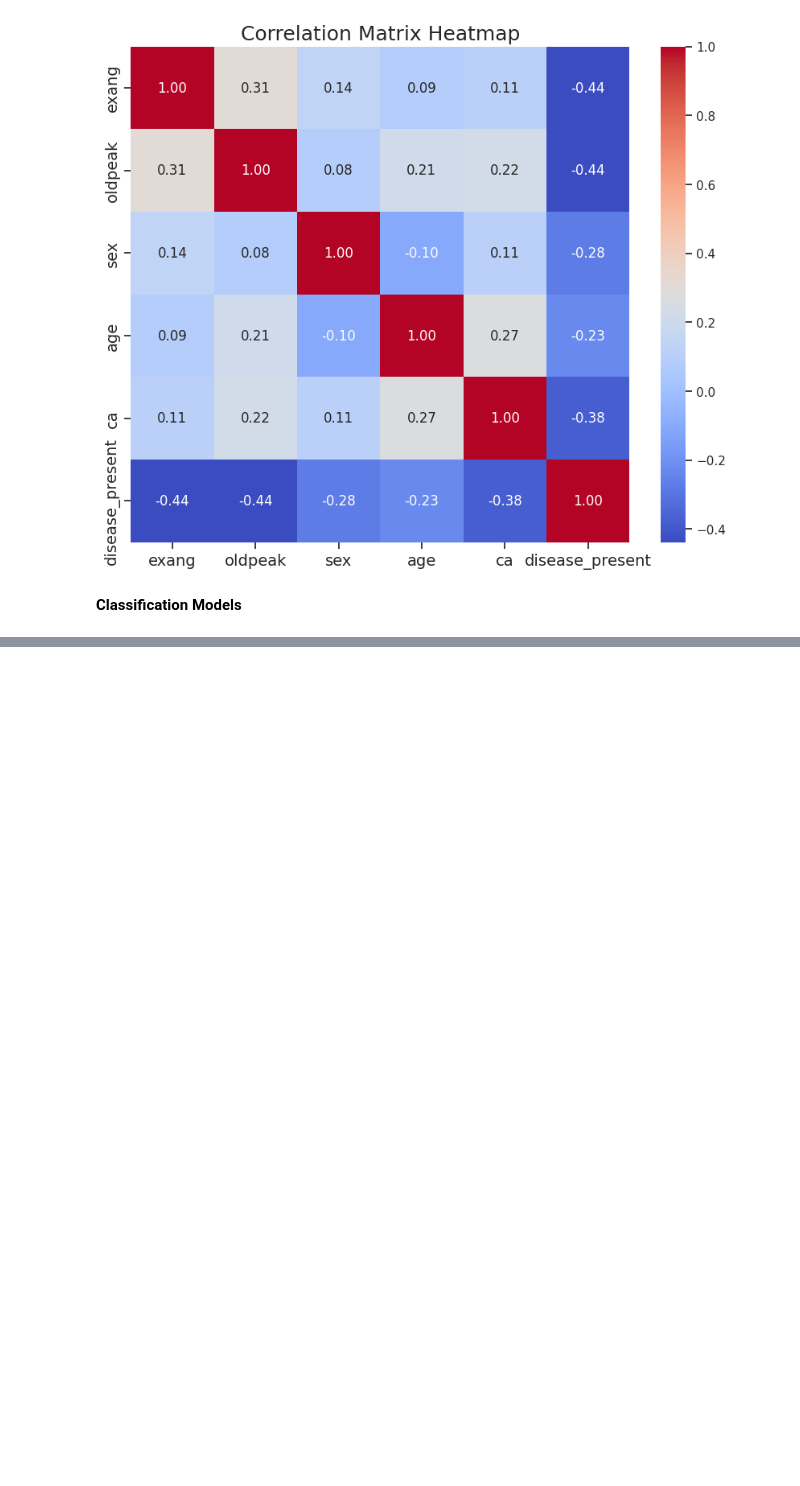
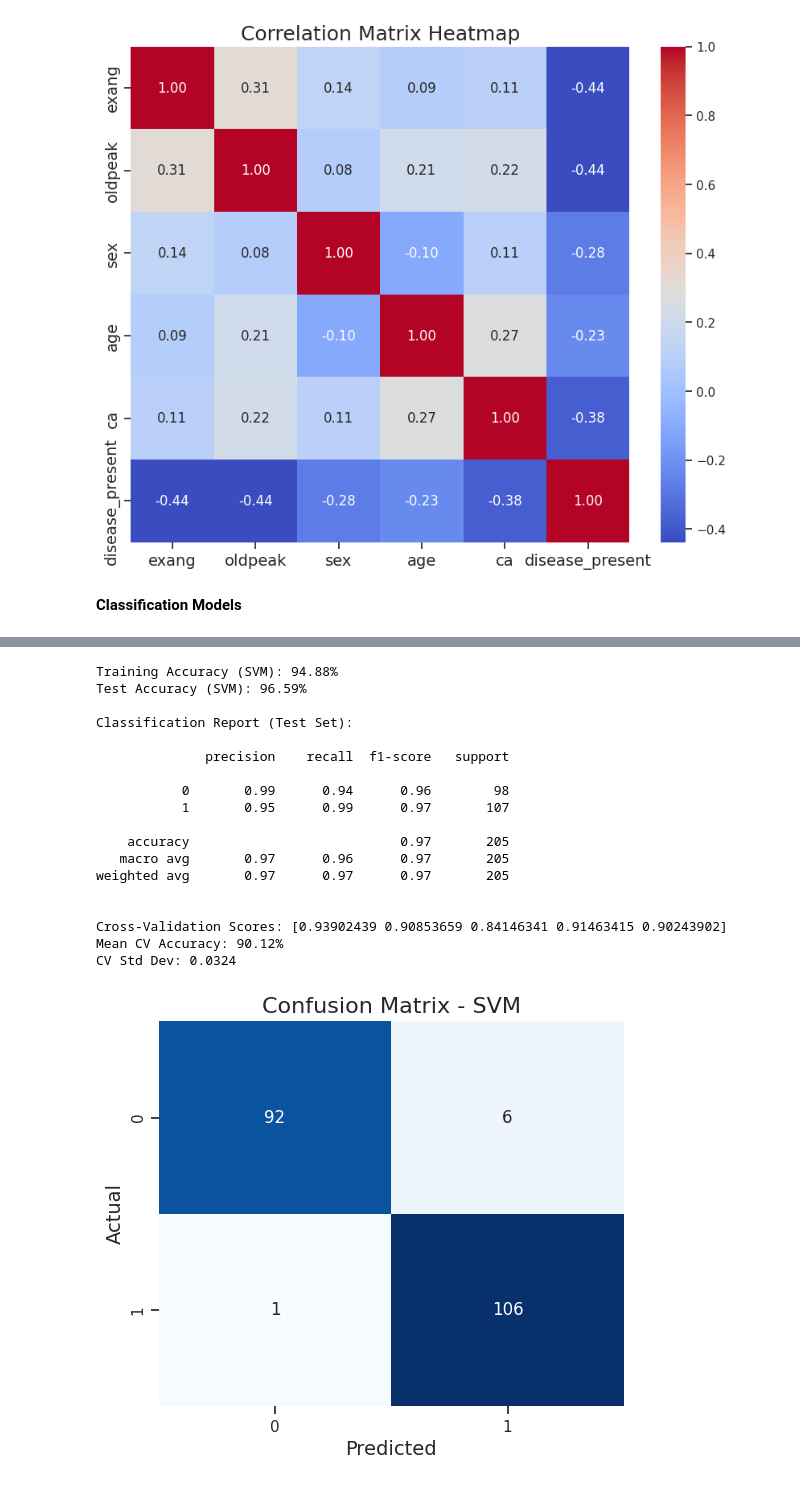
Before and after one commit to Reema-Almadhi/heart-disease-prediction, a Jupyter notebook: Heart_disease_prediction.ipynb, the cells around one changed output, grey strips where cells are left out. Cells and saved outputs as stored; diff of their text form; code cells hidden in the pictures; blank space fills up the shorter version.

```diff
--- a/Heart_disease_prediction.ipynb
+++ b/Heart_disease_prediction.ipynb
@@ -412,0 +162,67 @@ weighted avg       0.99      0.99      0.99       205
+# %%
+# SVM
+
+# Initialize model
+svm = SVC(kernel='rbf', random_state=0)
+
+# Train model
+svm.fit(X_train, y_train)
+
+# Predictions
+y_pred_train = svm.predict(X_train)
+y_pred_test = svm.predict(X_test)
+
+# Confusion matrices
+cm_train = confusion_matrix(y_train, y_pred_train)
+cm_test = confusion_matrix(y_test, y_pred_test)
+
+# Accuracy
+train_accuracy = accuracy_score(y_train, y_pred_train)
+test_accuracy = accuracy_score(y_test, y_pred_test)
+
+print(f"\nTraining Accuracy (SVM): {train_accuracy:.2%}")
+print(f"Test Accuracy (SVM): {test_accuracy:.2%}")
+
+# Classification report
+print("\nClassification Report (Test Set):\n")
+print(classification_report(y_test, y_pred_test))
+
+# Cross-validation
+cv_scores = cross_val_score(svm, X_train, y_train, cv=5)
+print("\nCross-Validation Scores:", cv_scores)
+print(f"Mean CV Accuracy: {cv_scores.mean():.2%}")
+print(f"CV Std Dev: {cv_scores.std():.4f}")
+
+# Plot confusion matrix (Test Set)
+plt.figure(figsize=(6, 5))
+sns.heatmap(cm_test, annot=True, fmt='d', cmap='Blues', cbar=False)
+plt.title('Confusion Matrix - SVM', fontsize=16)
+plt.xlabel('Predicted', fontsize=14)
+plt.ylabel('Actual', fontsize=14)
+plt.show()
+
+# Store for comparison
+svm_accuracy = test_accuracy * 100
+svm_precision = precision_score(y_test, y_pred_test) * 100
+svm_recall = recall_score(y_test, y_pred_test) * 100
+svm_f1 = f1_score(y_test, y_pred_test) * 100
+# %% [output]
+Training Accuracy (SVM): 94.88%
+Test Accuracy (SVM): 96.59%
+
+Classification Report (Test Set):
+
+              precision    recall  f1-score   support
+
+           0       0.99      0.94      0.96        98
+           1       0.95      0.99      0.97       107
+
+    accuracy                           0.97       205
+   macro avg       0.97      0.96      0.97       205
+weighted avg       0.97      0.97      0.97       205
+
+
+Cross-Validation Scores: [0.93902439 0.90853659 0.84146341 0.91463415 0.90243902]
+Mean CV Accuracy: 90.12%
+CV Std Dev: 0.0324
+[figure, added]
```
Also changed, not shown: parts of 21 cells of this notebook.
